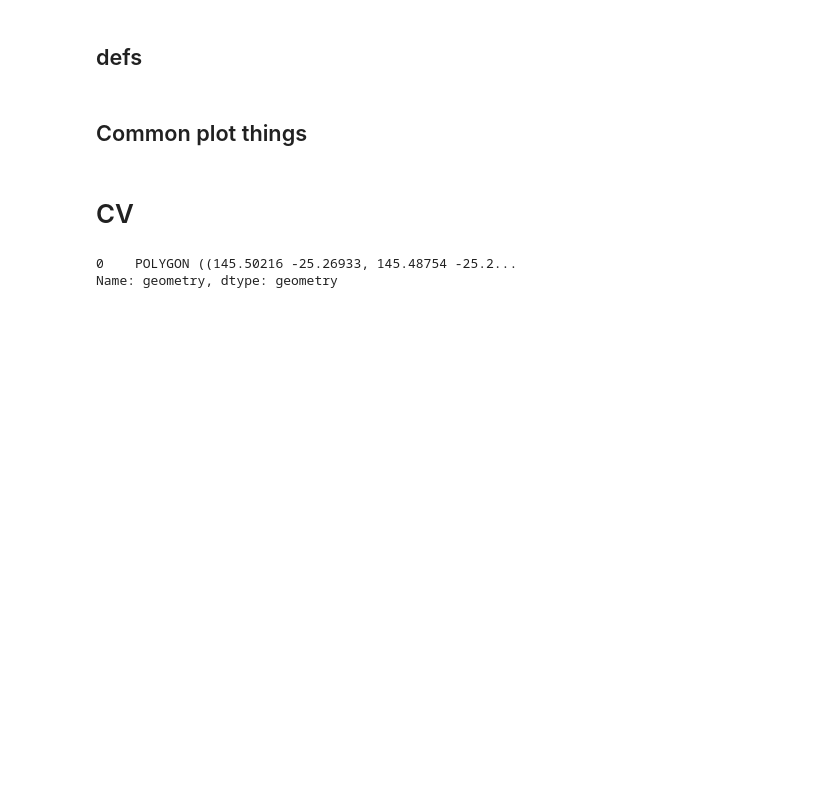
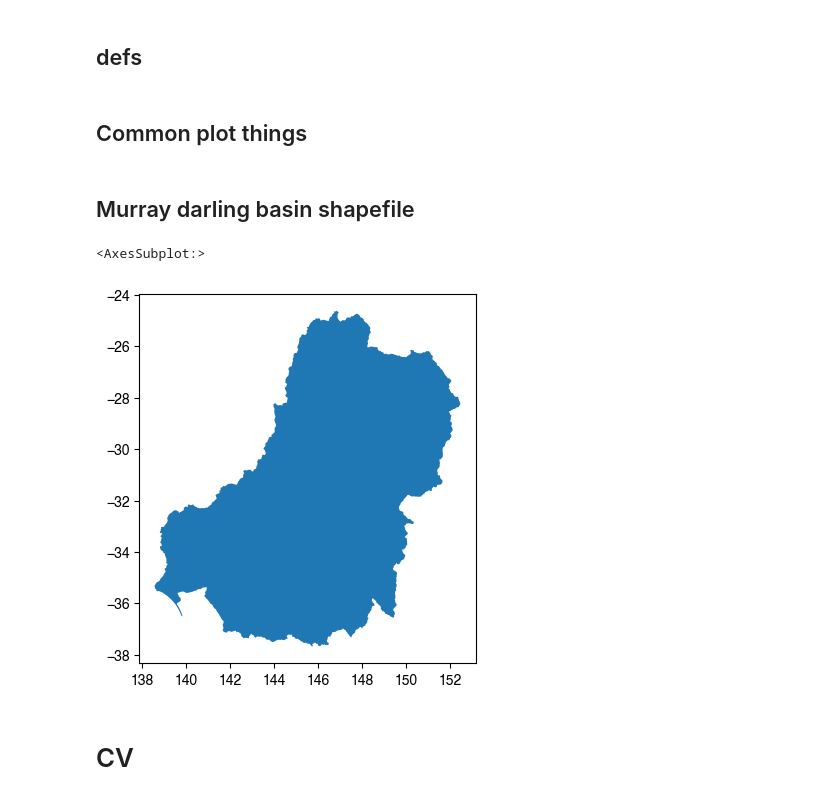
Before and after one commit to nickywright/aus-droughts-last-millennium, a Jupyter notebook: Fig2_CV_maps.ipynb, the cells around one changed output. Saved outputs shown, nothing was run; the diff lists cells and outputs as text; code cells hidden in the pictures; blank space fills up the shorter version.

```diff
--- a/Fig2_CV_maps.ipynb
+++ b/Fig2_CV_maps.ipynb
@@ -708,0 +272,2 @@ data_cntl_vs_hist_kstest = [awap_gf_annual, bcc_hist_vs_cntl_sig_kstest, ccsm4_h
+# %% [markdown]
+## Murray darling basin shapefile
@@ -709,2 +276,7 @@ data_cntl_vs_hist_kstest = [awap_gf_annual, bcc_hist_vs_cntl_sig_kstest, ccsm4_h
+# %%
+mdb.plot()
+# %% [output]
+<AxesSubplot:>
+[figure, added]
 # %% [markdown]
 # CV
@@ -715,8 +283,3 @@ mdb = gp.read_file('/Users/nickywright/Data/Coastlines/Murray.shp')
-# %%
-mdb.geometry
-# %% [output]
-0    POLYGON ((145.50216 -25.26933, 145.48754 -25.2...
-Name: geometry, dtype: geometry
 # %%
 def calculate_cv(ds):
     ds['CV'] = ds.PRECT_mm.std(dim='year') / ds.PRECT_mm.mean(dim='year')
```
Also changed, not shown: parts of 33 cells of this notebook, 2 other files.
